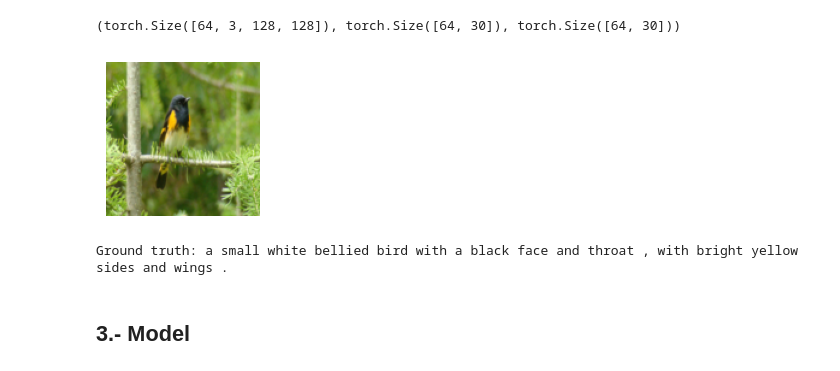
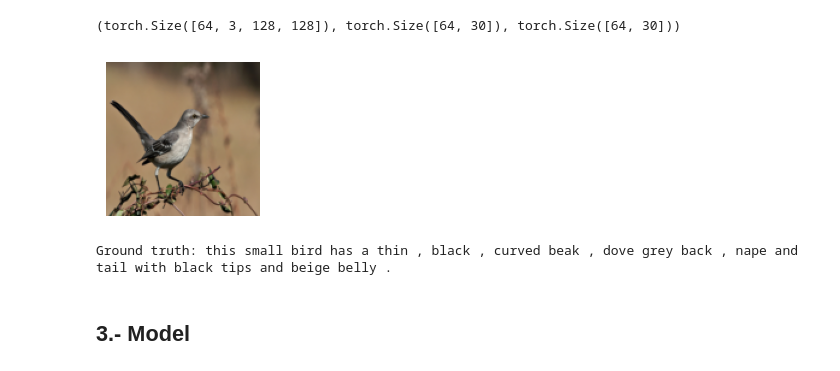
Before and after one commit to milmor/NLP, a Jupyter notebook: Notebooks/22_Transformer_img_captioning.ipynb, the cells around one changed output. Cells and saved outputs as stored; diff of their text form; code cells hidden in the pictures.

```diff
--- a/Notebooks/22_Transformer_img_captioning.ipynb
+++ b/Notebooks/22_Transformer_img_captioning.ipynb
@@ -213,25 +213,26 @@ enc_batch.shape, dec_batch.shape, target_batch.shape
 # %%
 import matplotlib.pyplot as plt
 # %%
-def plot_img(img, target, idx=0):
+def plot_img(img, target):
     image_array = img.permute(1, 2, 0).numpy()
     image_text = " ".join(
         [vocab.get_itos()[_] for _ in target]
     ).replace("<pad>", "").replace("<eos>", "")
 
     fig = plt.figure(figsize=(2, 2))
 
     # Plot the image
     plt.imshow(image_array)
     #plt.title(image_text)
     plt.axis('off')  # Optional: Turn off axes
     plt.show()
     print(f'Ground truth: {image_text}')
 
-plot_img(enc_batch[0], target_batch[0])
+idx = 10
+plot_img(enc_batch[idx], target_batch[idx])
 # %% [output]
-[figure, old version]
+[figure, new version]
-Ground truth: a small white bellied bird with a black face and throat , with bright yellow sides and wings .
+Ground truth: this small bird has a thin , black , curved beak , dove grey back , nape and tail with black tips and beige belly .
 # %% [markdown]
 ## 3.- Model
 # %% [markdown]
```
Also changed, not shown: parts of 11 cells of this notebook.
